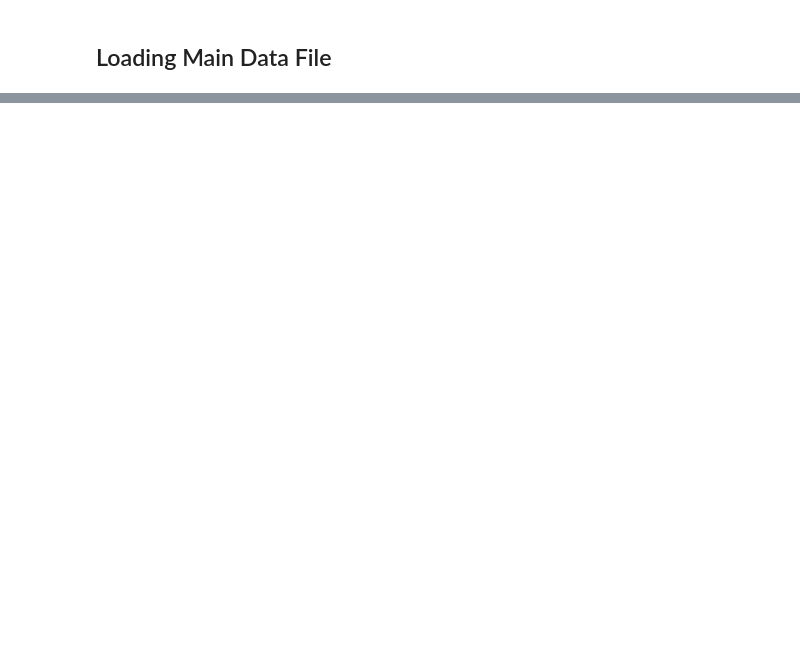
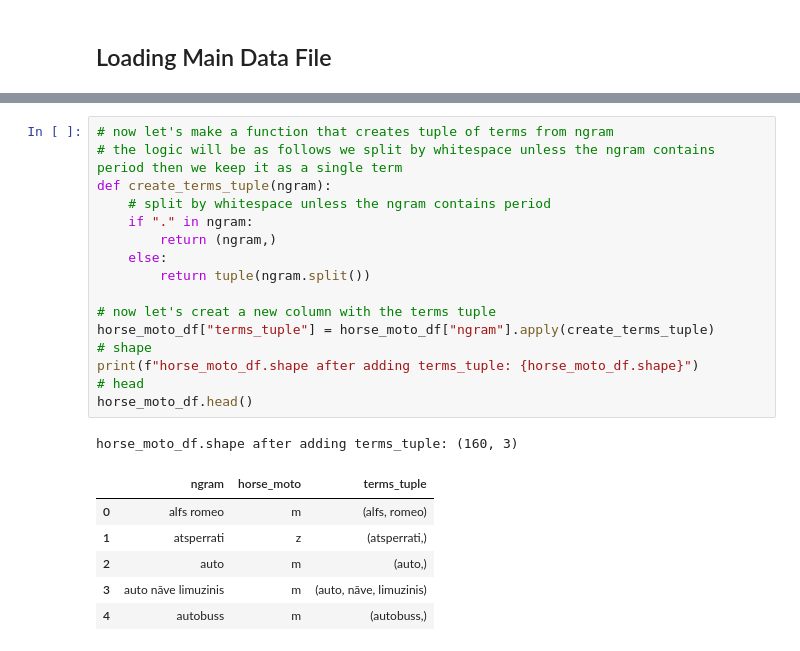
Before and after one commit to ValRCS/lnb_transports, a Jupyter notebook: notebooks/visualize_terms_df_tf_relative_over_time.ipynb, the cells around one changed output, grey strips where cells are left out. Drawn from its saved outputs; the diff is of its cells as text; blank space fills up the shorter version.

```diff
--- a/notebooks/visualize_terms_df_tf_relative_over_time.ipynb
+++ b/notebooks/visualize_terms_df_tf_relative_over_time.ipynb
@@ -116,0 +175,24 @@ Plotly version: 5.19.0
+# %%
+# now let's make a function that creates tuple of terms from ngram
+# the logic will be as follows we split by whitespace unless the ngram contains period then we keep it as a single term
+def create_terms_tuple(ngram):
+    # split by whitespace unless the ngram contains period
+    if "." in ngram:
+        return (ngram,)
+    else:
+        return tuple(ngram.split())
+
+# now let's creat a new column with the terms tuple
+horse_moto_df["terms_tuple"] = horse_moto_df["ngram"].apply(create_terms_tuple)
+# shape
+print(f"horse_moto_df.shape after adding terms_tuple: {horse_moto_df.shape}")
+# head
+horse_moto_df.head()
+# %% [output]
+horse_moto_df.shape after adding terms_tuple: (160, 3)
+|  | ngram | horse_moto | terms_tuple |
+| 0 | alfs romeo | m | (alfs, romeo) |
+| 1 | atsperrati | z | (atsperrati,) |
+| 2 | auto | m | (auto,) |
+| 3 | auto nāve limuzinis | m | (auto, nāve, limuzinis) |
+| 4 | autobuss | m | (autobuss,) |
```
Also changed, not shown: parts of 21 cells of this notebook, 4 other files.
